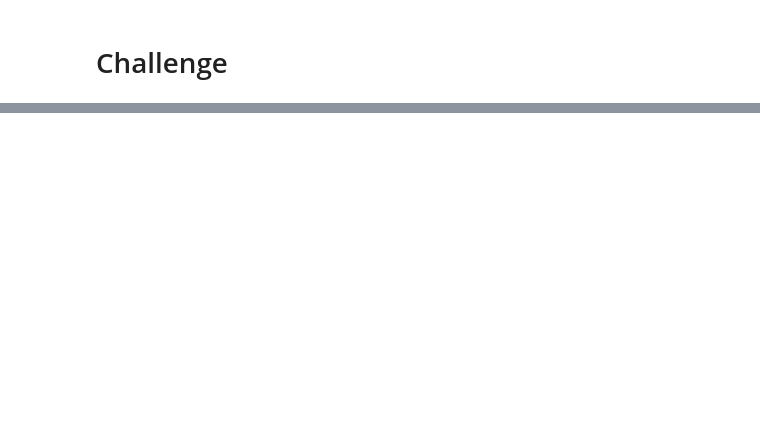
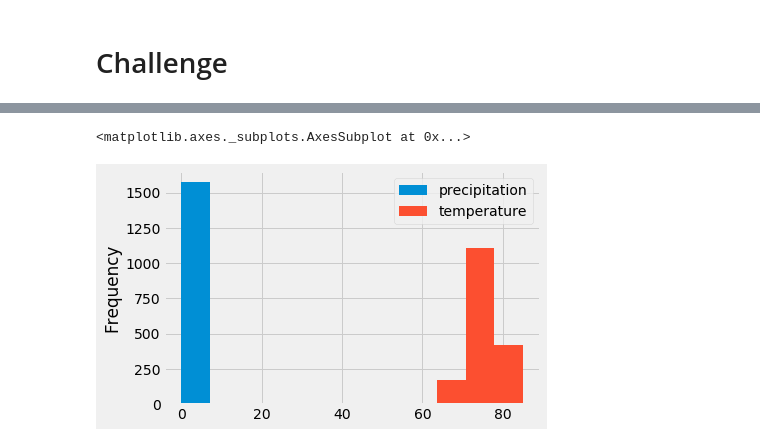
Before and after one commit to shaile09/surfs-up, a Jupyter notebook: climate_analysis.ipynb, the cells around one changed output, grey strips where cells are left out. Saved outputs shown, nothing was run; the diff lists cells and outputs as text; code cells hidden in the pictures; blank space fills up the shorter version.

```diff
--- a/climate_analysis.ipynb
+++ b/climate_analysis.ipynb
@@ -257,2 +207,6 @@ plt.tight_layout()
 # %% [markdown]
 # Challenge
+# %%
+Month_June = []
+Month_June = session.query(Measurement.date, Measurement.prcp, Measurement.tobs).filter(extract('month', Measurement.date)==6).all()
+print (Month_June)
@@ -258,0 +215,5 @@ plt.tight_layout()
+# %%
+#save as a dataframe
+
+JuneMonth_df = pd.DataFrame(Month_June, columns=['date','precipitation',"temperature"])
+print(JuneMonth_df)
@@ -258,0 +235,4 @@ plt.tight_layout()
+# %%
+JuneMonth_df.set_index(JuneMonth_df['date'], inplace=True)
+JuneMonth_df = JuneMonth_df.sort_index()
+print(JuneMonth_df.to_string(index=False))
@@ -258,0 +257,5 @@ plt.tight_layout()
+# %%
+JuneMonth_df.plot.hist(bins=12)
+# %% [output]
+<matplotlib.axes._subplots.AxesSubplot at 0x...>
+[figure, added]
```
Also changed, not shown: parts of 53 cells of this notebook, 8 other files.
